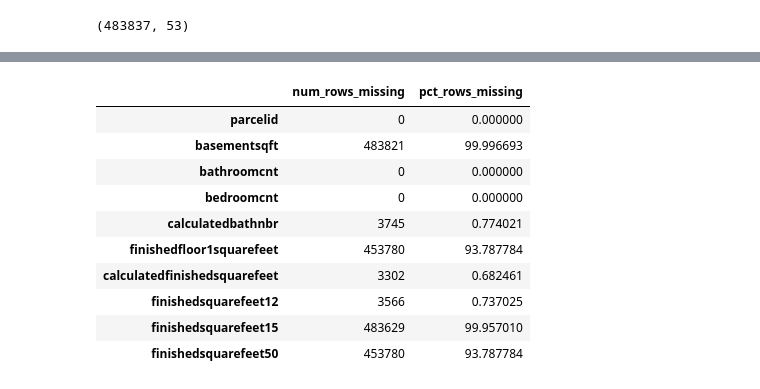
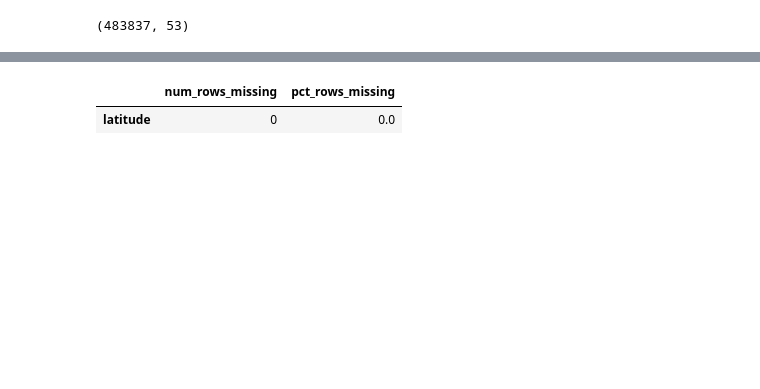
Before and after one commit to Severina7/clustering_exercises, a Jupyter notebook: zillow.ipynb, the cells around one changed output, grey strips where cells are left out. Cells and saved outputs as stored; diff of their text form; code cells hidden in the pictures; blank space fills up the shorter version.

```diff
--- a/zillow.ipynb
+++ b/zillow.ipynb
@@ -271,33 +273,17 @@ Name: typeconstructiondesc, dtype: int64
 #  'finishedsquarefeet50',
 #  'finishedsquarefeet6']].isna().sum().reset_index(name="n").plot.bar(x='index', y='n', rot=75)
 # %%
-def multi_frequency(ds,vars):
+# Trying my function
+
+def multi_frequency(df,vars):
     '''multi_frequency takes a dataframe in *arg and a *kwarg in the form of a list of columns
     and return a dataframe with the count and the frequency of the data
     '''
-    frequency=ds[vars].isnull().sum()
-    percentage=ds[vars].isnull().sum()*100/(len(ds))
+    frequency=df[vars].isnull().sum()
+    percentage=df[vars].isnull().sum()*100/(len(df))
     df=pd.concat([frequency,percentage], axis=1, keys=['num_rows_missing', 'pct_rows_missing'])
     return df
-multi_frequency(houses, ['parcelid',
- 'basementsqft',
- 'bathroomcnt',
- 'bedroomcnt',
- 'calculatedbathnbr',
- 'finishedfloor1squarefeet',
- 'calculatedfinishedsquarefeet',
- 'finishedsquarefeet12',
- 'finishedsquarefeet15',
- 'finishedsquarefeet50'])
+multi_frequency(houses, ['latitude'])
 # %% [output]
 |  | num_rows_missing | pct_rows_missing |
-| parcelid | 0 | 0.000000 |
-| basementsqft | 483821 | 99.996693 |
-| bathroomcnt | 0 | 0.000000 |
-| bedroomcnt | 0 | 0.000000 |
-| calculatedbathnbr | 3745 | 0.774021 |
-| finishedfloor1squarefeet | 453780 | 93.787784 |
-| calculatedfinishedsquarefeet | 3302 | 0.682461 |
-| finishedsquarefeet12 | 3566 | 0.737025 |
-| finishedsquarefeet15 | 483629 | 99.957010 |
-| finishedsquarefeet50 | 453780 | 93.787784 |
+| latitude | 0 | 0.0 |
```
Also changed, not shown: parts of 22 cells of this notebook, 2 other files.
